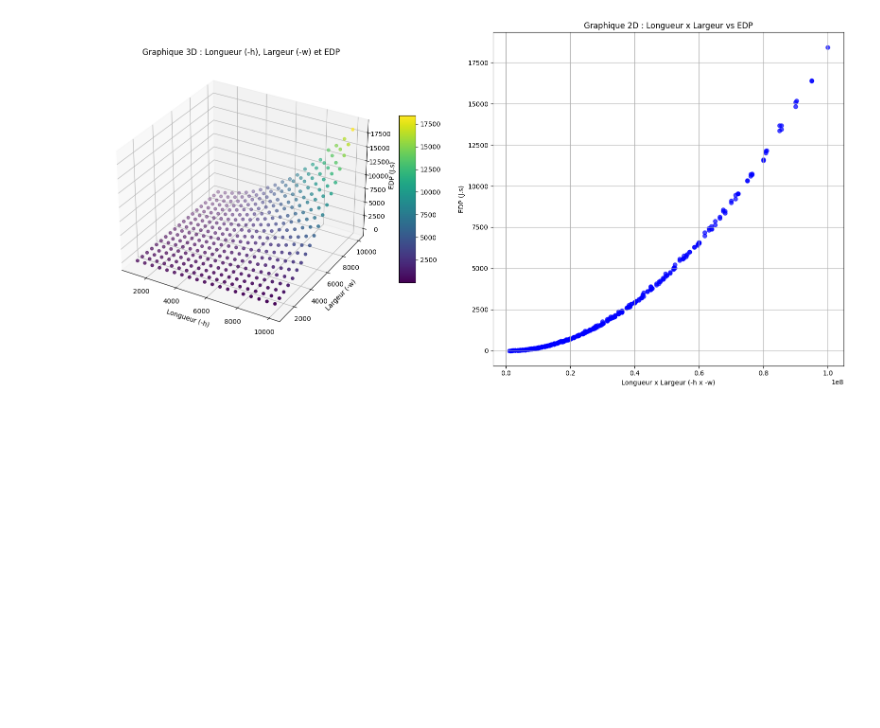
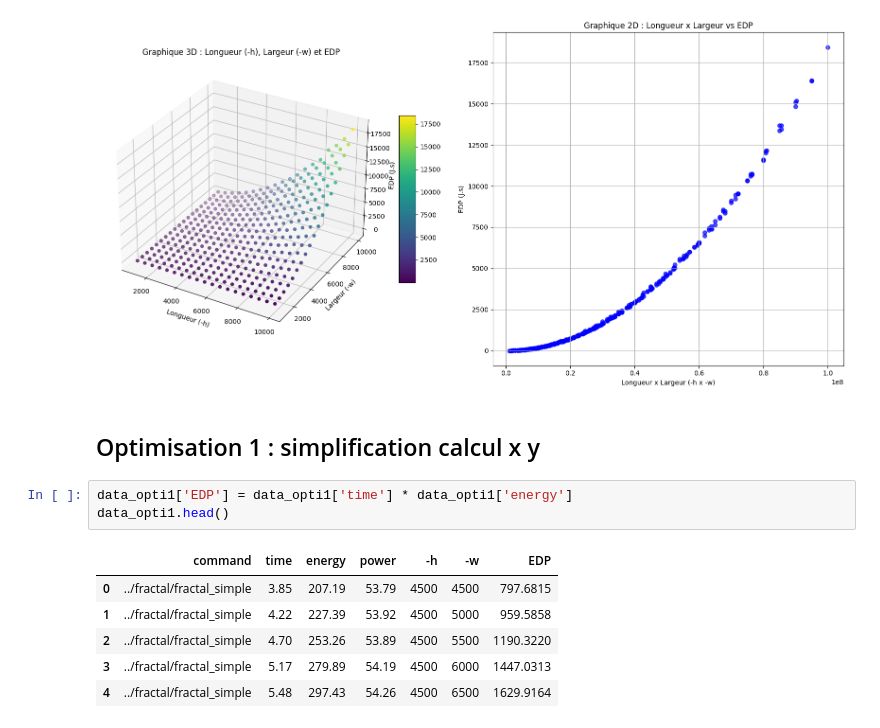
Before and after one commit to HDwayne/SE-ENER, a Jupyter notebook: result/analyse.ipynb, the cells around one changed output. Saved outputs shown, nothing was run; the diff lists cells and outputs as text; blank space fills up the shorter version.

```diff
--- a/result/analyse.ipynb
+++ b/result/analyse.ipynb
@@ -171,3 +225,15 @@ plt.tight_layout()
 plt.show()
 # %% [output]
 [figure]
+# %% [markdown]
+## Optimisation 1 : simplification calcul x y
+# %%
+data_opti1['EDP'] = data_opti1['time'] * data_opti1['energy']
+data_opti1.head()
+# %% [output]
+|  | command | time | energy | power | -h | -w | EDP |
+| 0 | ../fractal/fractal_simple | 3.85 | 207.19 | 53.79 | 4500 | 4500 | 797.6815 |
+| 1 | ../fractal/fractal_simple | 4.22 | 227.39 | 53.92 | 4500 | 5000 | 959.5858 |
+| 2 | ../fractal/fractal_simple | 4.70 | 253.26 | 53.89 | 4500 | 5500 | 1190.3220 |
+| 3 | ../fractal/fractal_simple | 5.17 | 279.89 | 54.19 | 4500 | 6000 | 1447.0313 |
+| 4 | ../fractal/fractal_simple | 5.48 | 297.43 | 54.26 | 4500 | 6500 | 1629.9164 |
```
Also changed, not shown: parts of 5 cells of this notebook, 1 other file.
